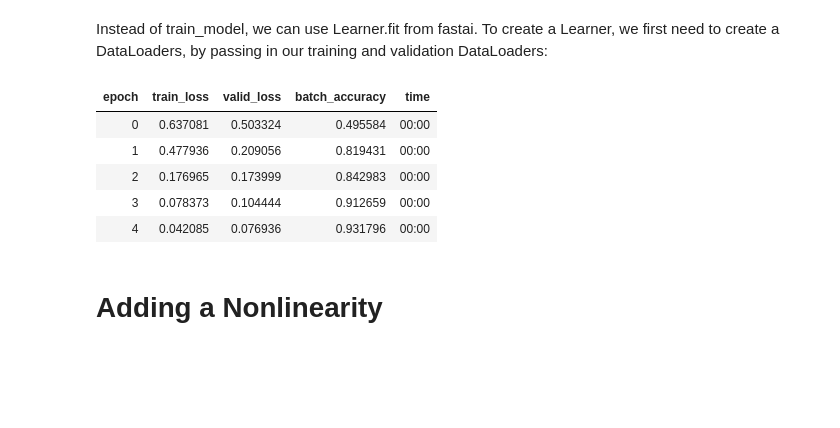
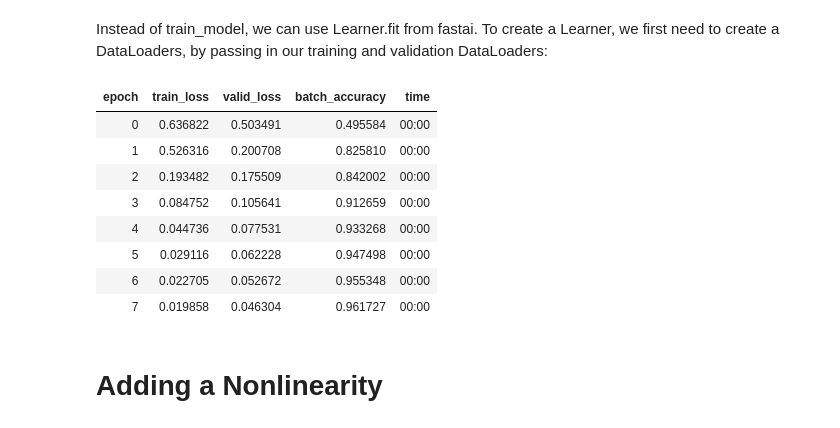
Before and after one commit to YinhanZhang/DeepLearning, a Jupyter notebook: L3_digital_classifier.ipynb, the cells around one changed output. Saved outputs shown, nothing was run; the diff lists cells and outputs as text; code cells hidden in the pictures; blank space fills up the shorter version.

```diff
--- a/L3_digital_classifier.ipynb
+++ b/L3_digital_classifier.ipynb
@@ -644,15 +618,18 @@ by passing in our training and validation DataLoaders:
 # %%
 dls = DataLoaders(dl, valid_dl)
 # Learner(`DataLoaders`, `model`,  'the optimization function', 'the loss function', 'metrics')
 learn = Learner(dls, nn.Linear(28*28, 1), opt_func = SGD, loss_func = mnist_loss, metrics = batch_accuracy)
-learn.fit(5, lr = lr)
+learn.fit(8, lr = lr)
 # %% [output]
 | epoch | train_loss | valid_loss | batch_accuracy | time |
-| 0 | 0.637081 | 0.503324 | 0.495584 | 00:00 |
-| 1 | 0.477936 | 0.209056 | 0.819431 | 00:00 |
-| 2 | 0.176965 | 0.173999 | 0.842983 | 00:00 |
-| 3 | 0.078373 | 0.104444 | 0.912659 | 00:00 |
-| 4 | 0.042085 | 0.076936 | 0.931796 | 00:00 |
+| 0 | 0.636822 | 0.503491 | 0.495584 | 00:00 |
+| 1 | 0.526316 | 0.200708 | 0.825810 | 00:00 |
+| 2 | 0.193482 | 0.175509 | 0.842002 | 00:00 |
+| 3 | 0.084752 | 0.105641 | 0.912659 | 00:00 |
+| 4 | 0.044736 | 0.077531 | 0.933268 | 00:00 |
+| 5 | 0.029116 | 0.062228 | 0.947498 | 00:00 |
+| 6 | 0.022705 | 0.052672 | 0.955348 | 00:00 |
+| 7 | 0.019858 | 0.046304 | 0.961727 | 00:00 |
 # %% [markdown]
 # Adding a Nonlinearity
 # %%
```
Also changed, not shown: parts of 9 cells of this notebook.
